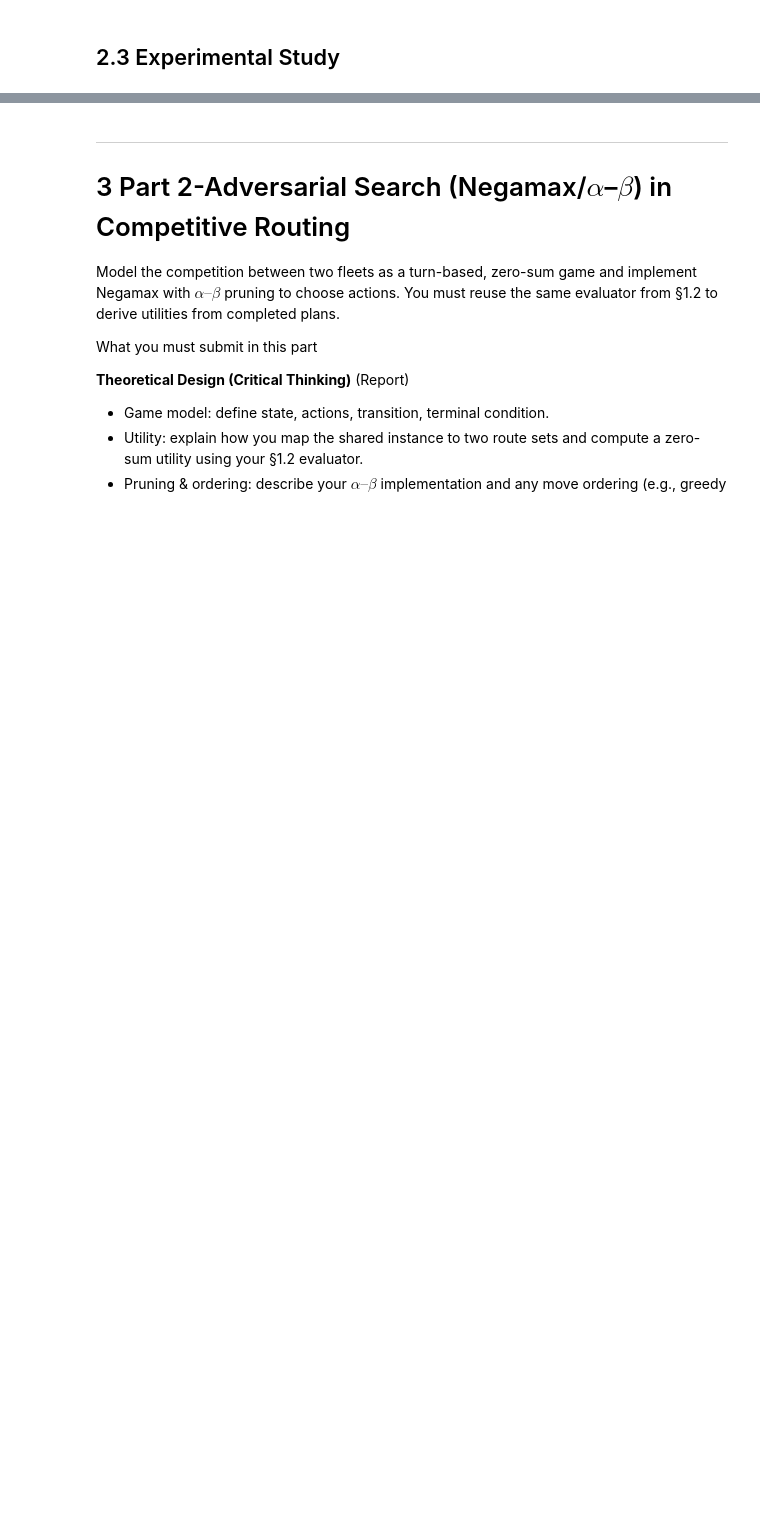
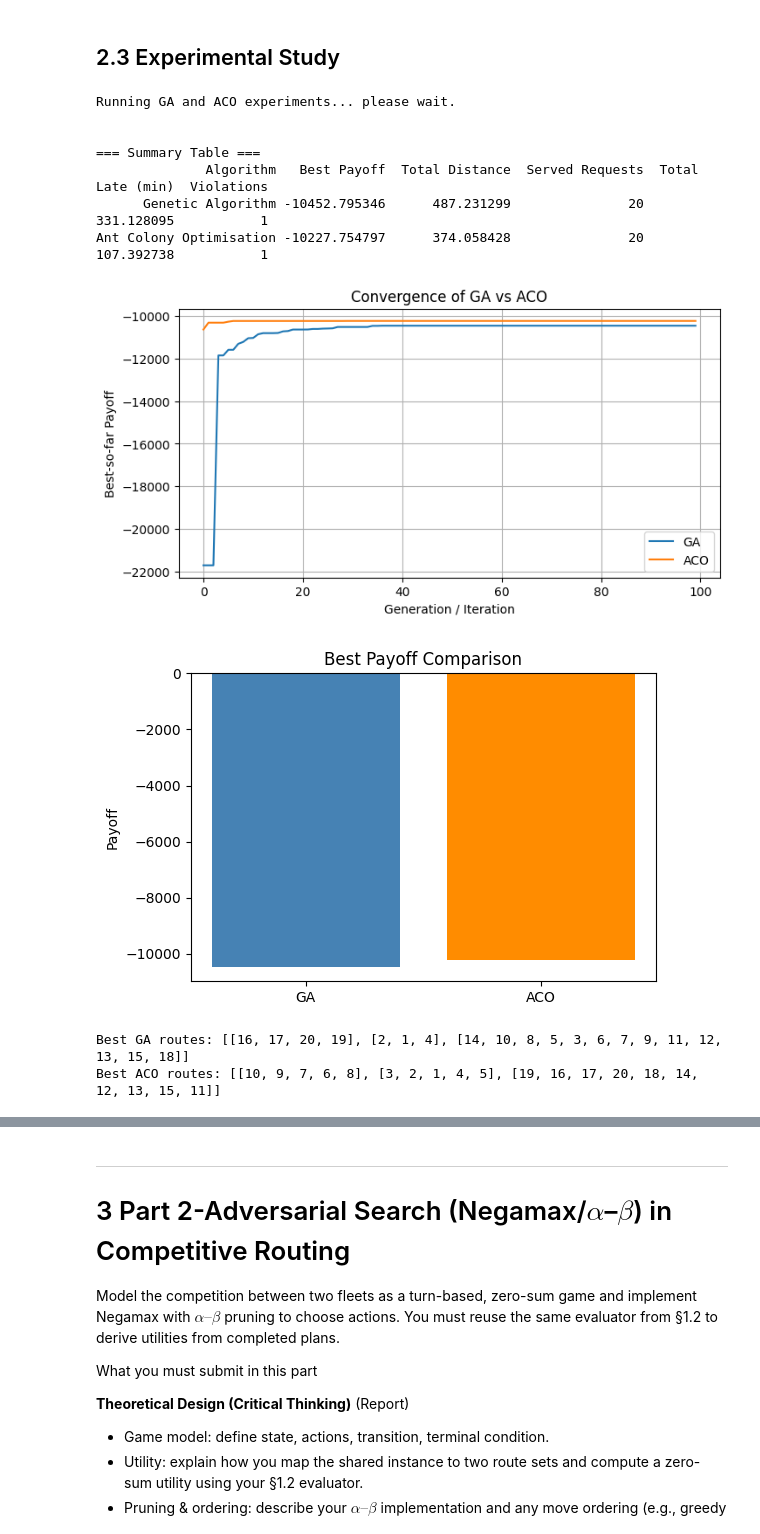
Before and after one commit to Mugi98/COMP-6410, a Jupyter notebook: Assignment_2.ipynb, the cells around one changed output, grey strips where cells are left out. Saved outputs shown, nothing was run; the diff lists cells and outputs as text; code cells hidden in the pictures; blank space fills up the shorter version.

```diff
--- a/Assignment_2.ipynb
+++ b/Assignment_2.ipynb
@@ -333,5 +1083,70 @@ TODO(you)
 # %% [markdown]
 ## 2.3 Experimental Study
 # %%
-# TODO(you) Code can be combined in 2.2. Report must be written under 2.3
+# === 2.3 Experimental Study — Combined Evaluation of GA & ACO =================
+import pandas as pd
+import matplotlib.pyplot as plt
+
+# Ensure compatibility for depot attributes (if dataset uses `depot` tuple)
+if not hasattr(INSTANCE, "depot_x") and hasattr(INSTANCE, "depot"):
+    INSTANCE.depot_x, INSTANCE.depot_y = INSTANCE.depot
+
+DATA = INSTANCE
+DRONES = getattr(INSTANCE, "num_drones", 3)
+
+# ---- Run both algorithms ----------------------------------------------------
+print("Running GA and ACO experiments... please wait.\n")
+
+ga_out = ga_solve(DATA, num_drones=DRONES, seed=42, pop_size=50, generations=100)
+aco_out = aco_solve(DATA, num_drones=DRONES, seed=42, ants=40, iterations=100)
+
+# ---- Extract metrics --------------------------------------------------------
+ga_best = ga_out["best"]["metrics"]
+aco_best = aco_out["best"]["metrics"]
+
+summary = pd.DataFrame([
+    ["Genetic Algorithm", ga_out["best_fitness"], ga_best["total_distance"], ga_best["served_count"],
+     ga_best["total_late_minutes"], sum(ga_best["violations"].values())],
+    ["Ant Colony Optimisation", aco_out["best_fitness"], aco_best["total_distance"], aco_best["served_count"],
+     aco_best["total_late_minutes"], sum(aco_best["violations"].values())]
+], columns=["Algorithm", "Best Payoff", "Total Distance", "Served Requests",
+            "Total Late (min)", "Violations"])
+
+print("\n=== Summary Table ===")
+print(summary.to_string(index=False))
+
+# ---- Convergence plots ------------------------------------------------------
+plt.figure(figsize=(8,4))
+plt.plot(ga_out["history_best"], label="GA")
+plt.plot(aco_out["history_best"], label="ACO")
+plt.title("Convergence of GA vs ACO")
+plt.xlabel("Generation / Iteration")
+plt.ylabel("Best-so-far Payoff")
+plt.legend()
+plt.grid(True)
+plt.show()
+
+# ---- Comparative bar chart --------------------------------------------------
+plt.figure(figsize=(6,4))
+plt.bar(["GA", "ACO"], [ga_out["best_fitness"], aco_out["best_fitness"]],
+        color=["steelblue", "darkorange"])
+plt.title("Best Payoff Comparison")
+plt.ylabel("Payoff")
+plt.show()
+
+# ---- Optional: inspect best routes ------------------------------------------
+print("\nBest GA routes:", ga_out["best"]["routes"])
+print("Best ACO routes:", aco_out["best"]["routes"])
+# %% [output]
+Running GA and ACO experiments... please wait.
+
+
+=== Summary Table ===
+              Algorithm   Best Payoff  Total Distance  Served Requests  Total Late (min)  Violations
+      Genetic Algorithm -10452.795346      487.231299               20        331.128095           1
+Ant Colony Optimisation -10227.754797      374.058428               20        107.392738           1
+[figure, added]
+[figure, added]
+Best GA routes: [[16, 17, 20, 19], [2, 1, 4], [14, 10, 8, 5, 3, 6, 7, 9, 11, 12, 13, 15, 18]]
+Best ACO routes: [[10, 9, 7, 6, 8], [3, 2, 1, 4, 5], [19, 16, 17, 20, 18, 14, 12, 13, 15, 11]]
 # %% [markdown]
```
Also changed, not shown: parts of 17 cells of this notebook.
